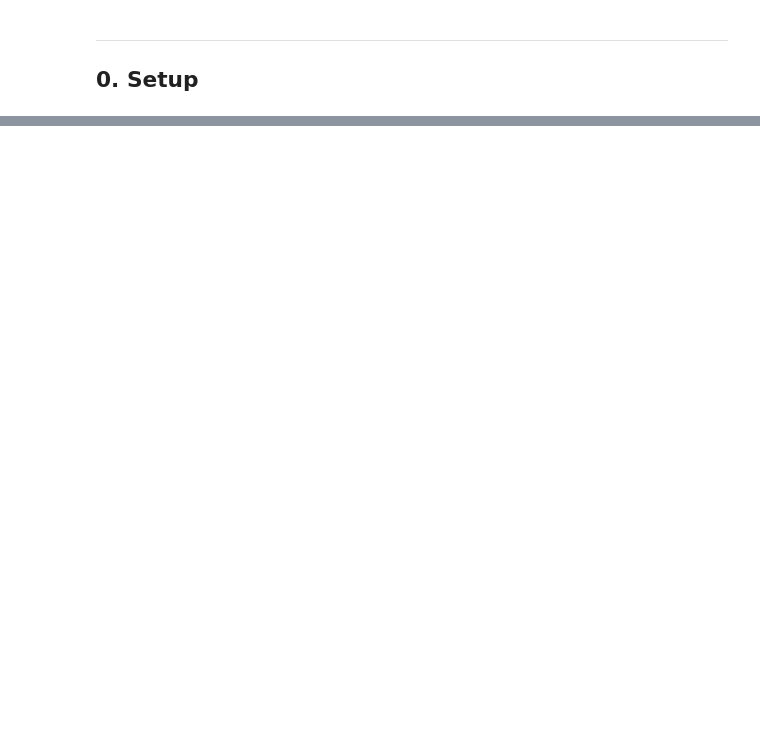
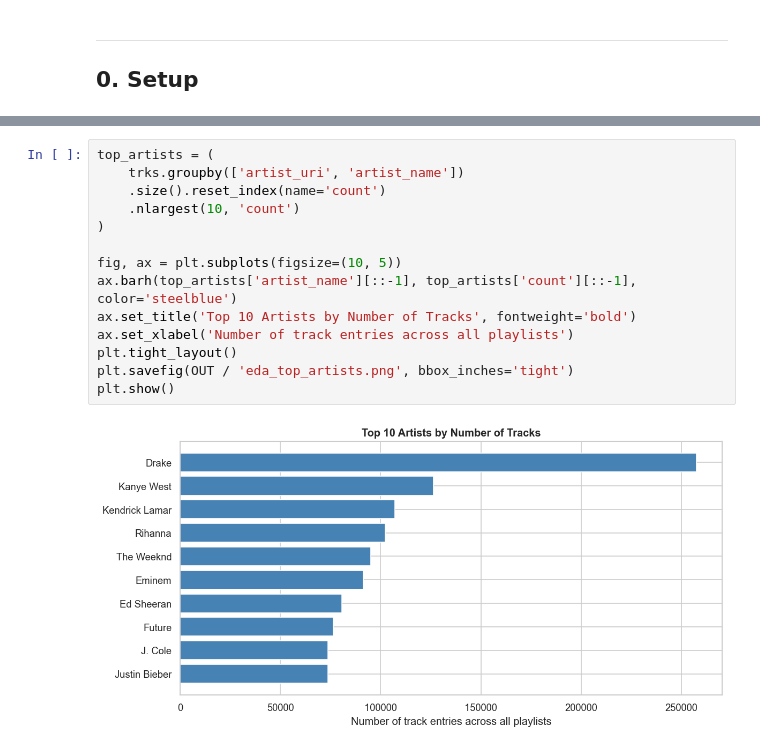
Before and after one commit to bioEdam/ISA-project, a Jupyter notebook: notebooks/EDA.ipynb, the cells around one changed output, grey strips where cells are left out. Saved outputs shown, nothing was run; the diff lists cells and outputs as text; blank space fills up the shorter version.

```diff
--- a/notebooks/EDA.ipynb
+++ b/notebooks/EDA.ipynb
@@ -502,0 +162,16 @@ print(f'(Evaluated on {len(scores)} test playlists)')
+# %%
+top_artists = (
+    trks.groupby(['artist_uri', 'artist_name'])
+    .size().reset_index(name='count')
+    .nlargest(10, 'count')
+)
+
+fig, ax = plt.subplots(figsize=(10, 5))
+ax.barh(top_artists['artist_name'][::-1], top_artists['count'][::-1], color='steelblue')
+ax.set_title('Top 10 Artists by Number of Tracks', fontweight='bold')
+ax.set_xlabel('Number of track entries across all playlists')
+plt.tight_layout()
+plt.savefig(OUT / 'eda_top_artists.png', bbox_inches='tight')
+plt.show()
+# %% [output]
+[figure, added]
```
Also changed, not shown: parts of 65 cells of this notebook, 1 other file.
